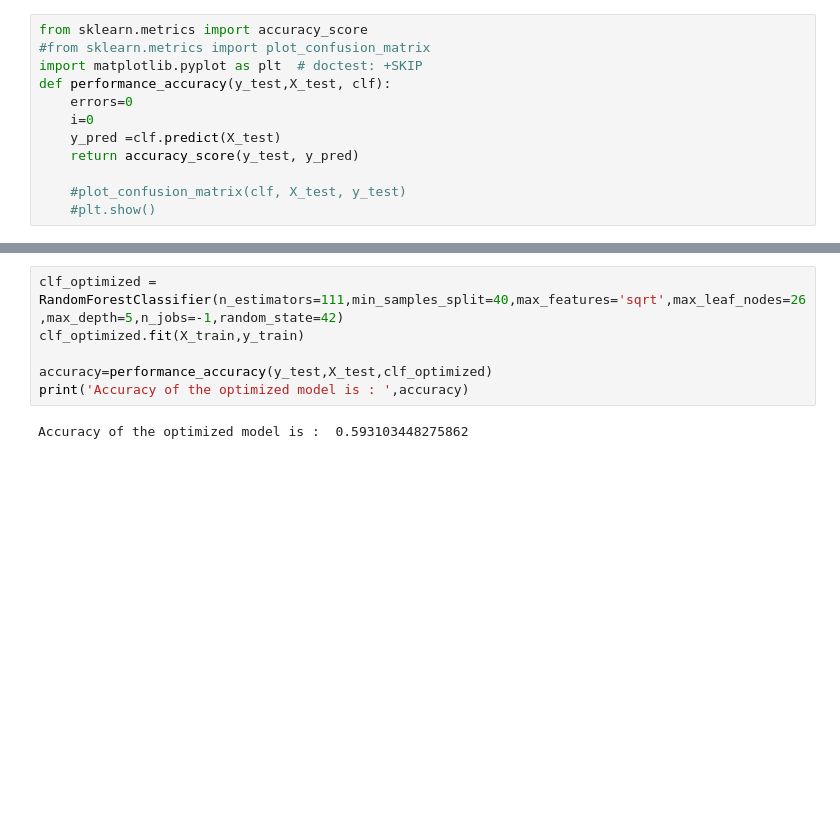
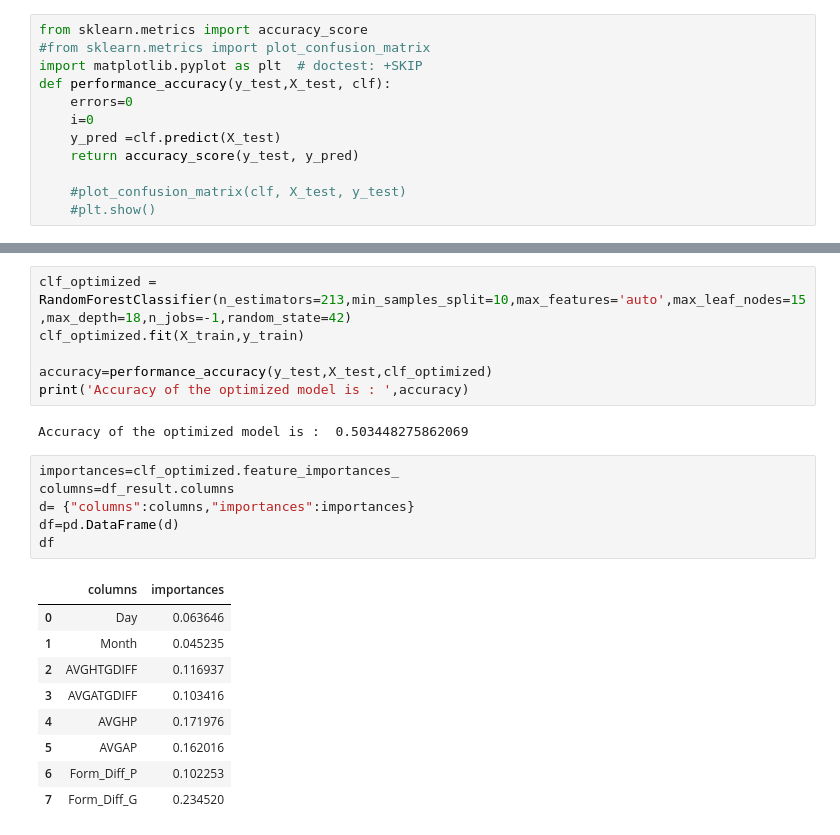
Before and after one commit to amineYaker/football_games_predictions, a Jupyter notebook: predict.ipynb, the cells around one changed output, grey strips where cells are left out. Drawn from its saved outputs; the diff is of its cells as text; blank space fills up the shorter version.

```diff
--- a/predict.ipynb
+++ b/predict.ipynb
@@ -155,8 +156,24 @@ print(best_params)
 # %%
-clf_optimized = RandomForestClassifier(n_estimators=111,min_samples_split=40,max_features='sqrt',max_leaf_nodes=26,max_depth=5,n_jobs=-1,random_state=42)
+clf_optimized = RandomForestClassifier(n_estimators=213,min_samples_split=10,max_features='auto',max_leaf_nodes=15,max_depth=18,n_jobs=-1,random_state=42)
 clf_optimized.fit(X_train,y_train)
 
 accuracy=performance_accuracy(y_test,X_test,clf_optimized)
 print('Accuracy of the optimized model is : ',accuracy)
 # %% [output]
-Accuracy of the optimized model is :  0.593103448275862
+Accuracy of the optimized model is :  0.503448275862069
+# %%
+importances=clf_optimized.feature_importances_
+columns=df_result.columns
+d= {"columns":columns,"importances":importances}
+df=pd.DataFrame(d)
+df
+# %% [output]
+|  | columns | importances |
+| 0 | Day | 0.063646 |
+| 1 | Month | 0.045235 |
+| 2 | AVGHTGDIFF | 0.116937 |
+| 3 | AVGATGDIFF | 0.103416 |
+| 4 | AVGHP | 0.171976 |
+| 5 | AVGAP | 0.162016 |
+| 6 | Form_Diff_P | 0.102253 |
+| 7 | Form_Diff_G | 0.234520 |
```
Also changed, not shown: parts of 11 cells of this notebook, 2 other files.
